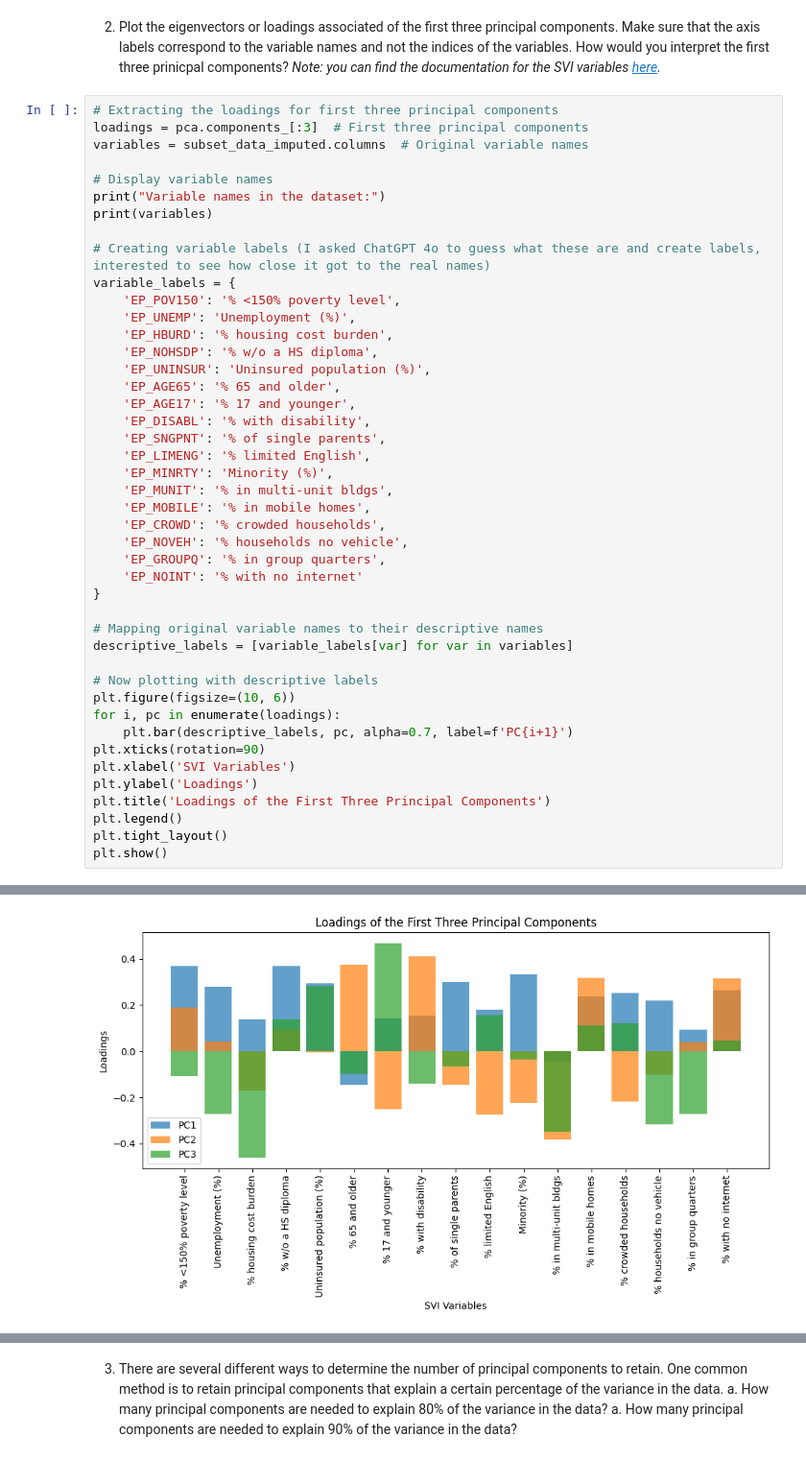
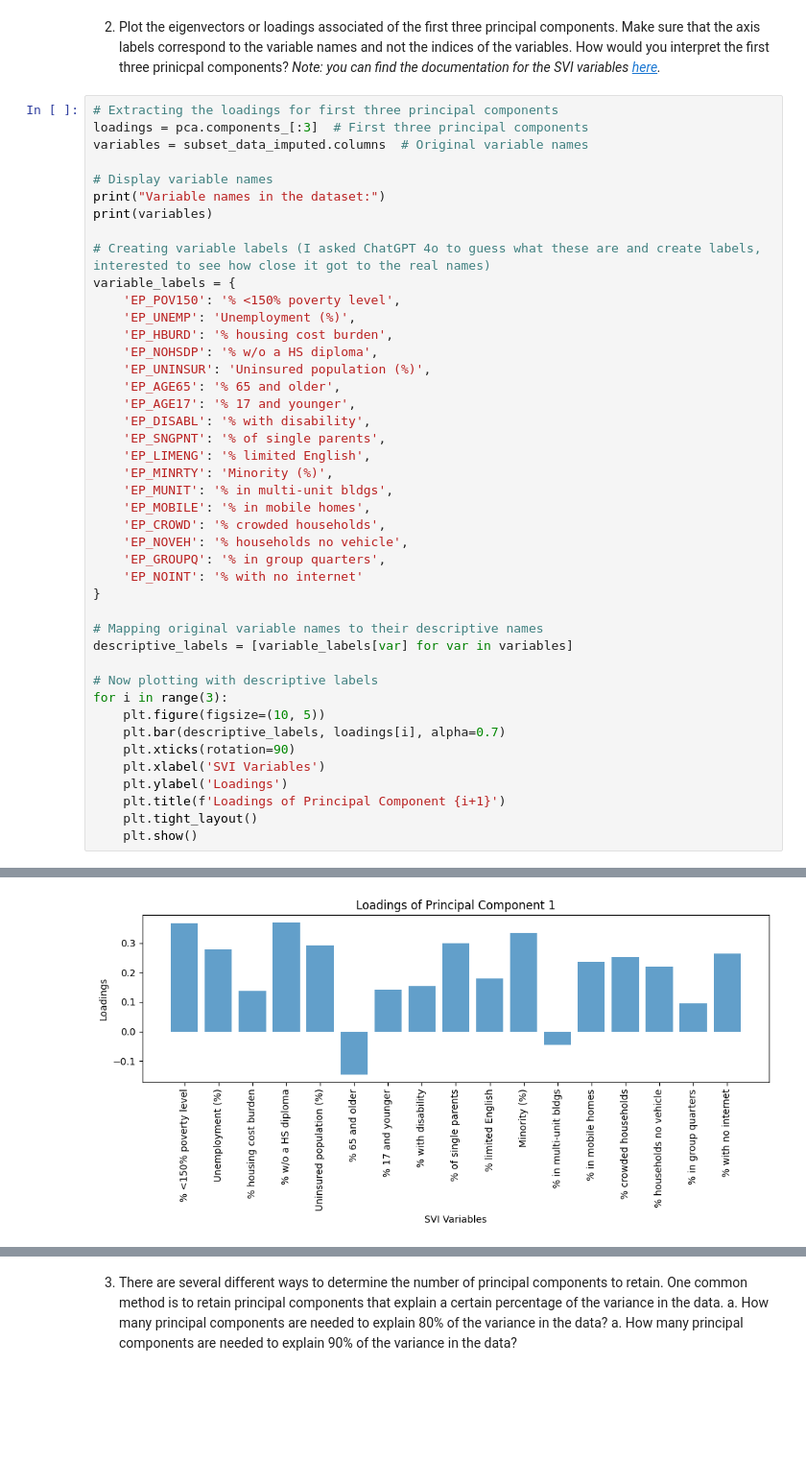
Before and after one commit to nolanyager/MachineLearning_Fall24, a Jupyter notebook: homework/HW_03.ipynb, the cells around one changed output, grey strips where cells are left out. Shown at 96% size. Saved outputs shown, nothing was run; the diff lists cells and outputs as text; blank space fills up the shorter version.

```diff
--- a/homework/HW_03.ipynb
+++ b/homework/HW_03.ipynb
@@ -171,41 +173,40 @@ variable_labels = {
     'EP_POV150': '% <150% poverty level',
     'EP_UNEMP': 'Unemployment (%)',
     'EP_HBURD': '% housing cost burden',
     'EP_NOHSDP': '% w/o a HS diploma',
     'EP_UNINSUR': 'Uninsured population (%)',
     'EP_AGE65': '% 65 and older',
     'EP_AGE17': '% 17 and younger',
     'EP_DISABL': '% with disability',
     'EP_SNGPNT': '% of single parents',
     'EP_LIMENG': '% limited English',
     'EP_MINRTY': 'Minority (%)',
     'EP_MUNIT': '% in multi-unit bldgs',
     'EP_MOBILE': '% in mobile homes',
     'EP_CROWD': '% crowded households',
     'EP_NOVEH': '% households no vehicle',
     'EP_GROUPQ': '% in group quarters',
     'EP_NOINT': '% with no internet'
 }
 
 # Mapping original variable names to their descriptive names
 descriptive_labels = [variable_labels[var] for var in variables]
 
 # Now plotting with descriptive labels
-plt.figure(figsize=(10, 6))
-for i, pc in enumerate(loadings):
-    plt.bar(descriptive_labels, pc, alpha=0.7, label=f'PC{i+1}')
-plt.xticks(rotation=90)
-plt.xlabel('SVI Variables')
-plt.ylabel('Loadings')
-plt.title('Loadings of the First Three Principal Components')
-plt.legend()
-plt.tight_layout()
-plt.show()
+for i in range(3):
+    plt.figure(figsize=(10, 5))
+    plt.bar(descriptive_labels, loadings[i], alpha=0.7)
+    plt.xticks(rotation=90)
+    plt.xlabel('SVI Variables')
+    plt.ylabel('Loadings')
+    plt.title(f'Loadings of Principal Component {i+1}')
+    plt.tight_layout()
+    plt.show()
 # %% [output]
 Variable names in the dataset:
 Index(['EP_POV150', 'EP_UNEMP', 'EP_HBURD', 'EP_NOHSDP', 'EP_UNINSUR',
        'EP_AGE65', 'EP_AGE17', 'EP_DISABL', 'EP_SNGPNT', 'EP_LIMENG',
        'EP_MINRTY', 'EP_MUNIT', 'EP_MOBILE', 'EP_CROWD', 'EP_NOVEH',
        'EP_GROUPQ', 'EP_NOINT'],
       dtype='object')
-[figure, old version]
+[figure, new version]
```
Also changed, not shown: parts of 2 cells of this notebook, 3 other files.
